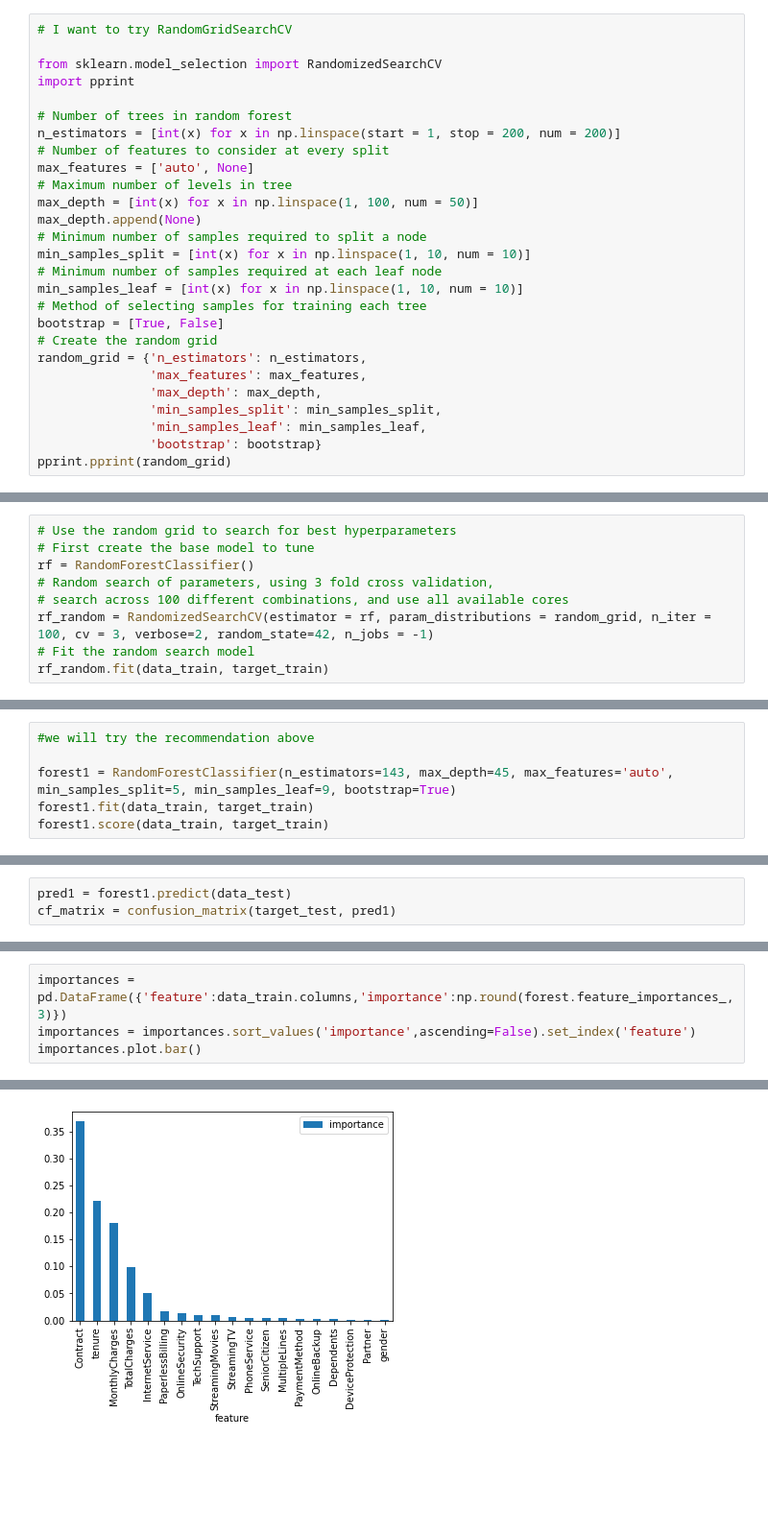
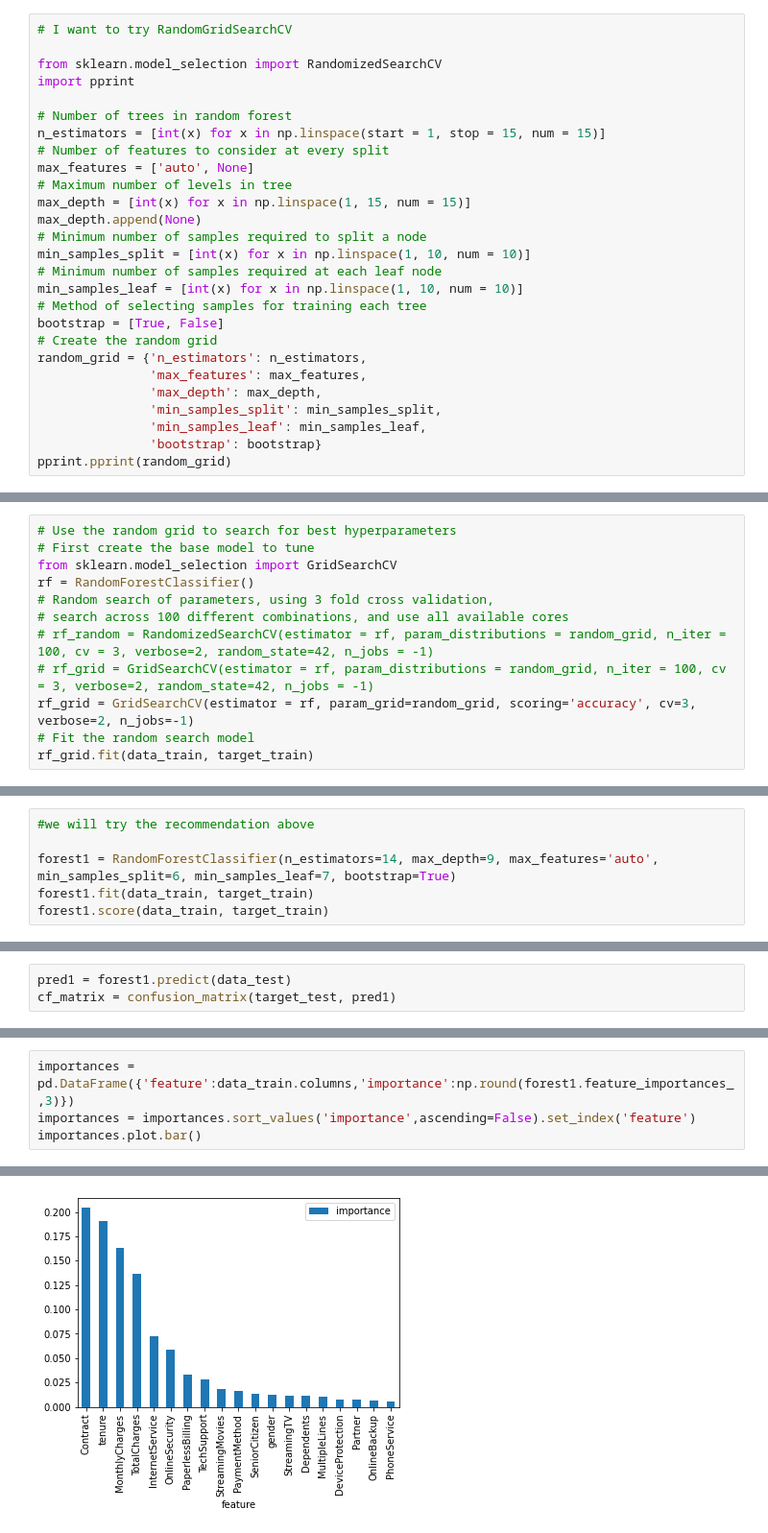
Before and after one commit to akuppan1/Flatiron-Mod-3-Proj, a Jupyter notebook: Random Forest Decision Tree using modified dataframe.ipynb, the cells around one changed output, grey strips where cells are left out. Shown: that part at 96% size. Saved outputs shown, nothing was run; the diff lists cells and outputs as text; blank space fills up the shorter version.

```diff
--- a/Random Forest Decision Tree using modified dataframe.ipynb
+++ b/Random Forest Decision Tree using modified dataframe.ipynb
@@ -382,11 +346,11 @@ from sklearn.model_selection import RandomizedSearchCV
 import pprint
 
 # Number of trees in random forest
-n_estimators = [int(x) for x in np.linspace(start = 1, stop = 200, num = 200)]
+n_estimators = [int(x) for x in np.linspace(start = 1, stop = 15, num = 15)]
 # Number of features to consider at every split
 max_features = ['auto', None]
 # Maximum number of levels in tree
-max_depth = [int(x) for x in np.linspace(1, 100, num = 50)]
+max_depth = [int(x) for x in np.linspace(1, 15, num = 15)]
 max_depth.append(None)
 # Minimum number of samples required to split a node
 min_samples_split = [int(x) for x in np.linspace(1, 10, num = 10)]
@@ -423,10 +376,13 @@ pprint.pprint(random_grid)
 # %%
 # Use the random grid to search for best hyperparameters
 # First create the base model to tune
+from sklearn.model_selection import GridSearchCV
 rf = RandomForestClassifier()
 # Random search of parameters, using 3 fold cross validation,
 # search across 100 different combinations, and use all available cores
-rf_random = RandomizedSearchCV(estimator = rf, param_distributions = random_grid, n_iter = 100, cv = 3, verbose=2, random_state=42, n_jobs = -1)
+# rf_random = RandomizedSearchCV(estimator = rf, param_distributions = random_grid, n_iter = 100, cv = 3, verbose=2, random_state=42, n_jobs = -1)
+# rf_grid = GridSearchCV(estimator = rf, param_distributions = random_grid, n_iter = 100, cv = 3, verbose=2, random_state=42, n_jobs = -1)
+rf_grid = GridSearchCV(estimator = rf, param_grid=random_grid, scoring='accuracy', cv=3, verbose=2, n_jobs=-1)
 # Fit the random search model
-rf_random.fit(data_train, target_train)
+rf_grid.fit(data_train, target_train)
 # %% [output]
@@ -466,7 +426,7 @@ rf_random.best_params_
 # %%
 #we will try the recommendation above
 
-forest1 = RandomForestClassifier(n_estimators=143, max_depth=45, max_features='auto', min_samples_split=5, min_samples_leaf=9, bootstrap=True)
+forest1 = RandomForestClassifier(n_estimators=14, max_depth=9, max_features='auto', min_samples_split=6, min_samples_leaf=7, bootstrap=True)
 forest1.fit(data_train, target_train)
 forest1.score(data_train, target_train)
 # %% [output]
@@ -498,7 +457,7 @@ plot_feature_importances(forest1)
 # %%
-importances = pd.DataFrame({'feature':data_train.columns,'importance':np.round(forest.feature_importances_,3)})
+importances = pd.DataFrame({'feature':data_train.columns,'importance':np.round(forest1.feature_importances_,3)})
 importances = importances.sort_values('importance',ascending=False).set_index('feature')
 importances.plot.bar()
 # %% [output]
 <AxesSubplot:xlabel='feature'>
-[figure, old version]
+[figure, new version]
```
Also changed, not shown: parts of 29 cells of this notebook.
